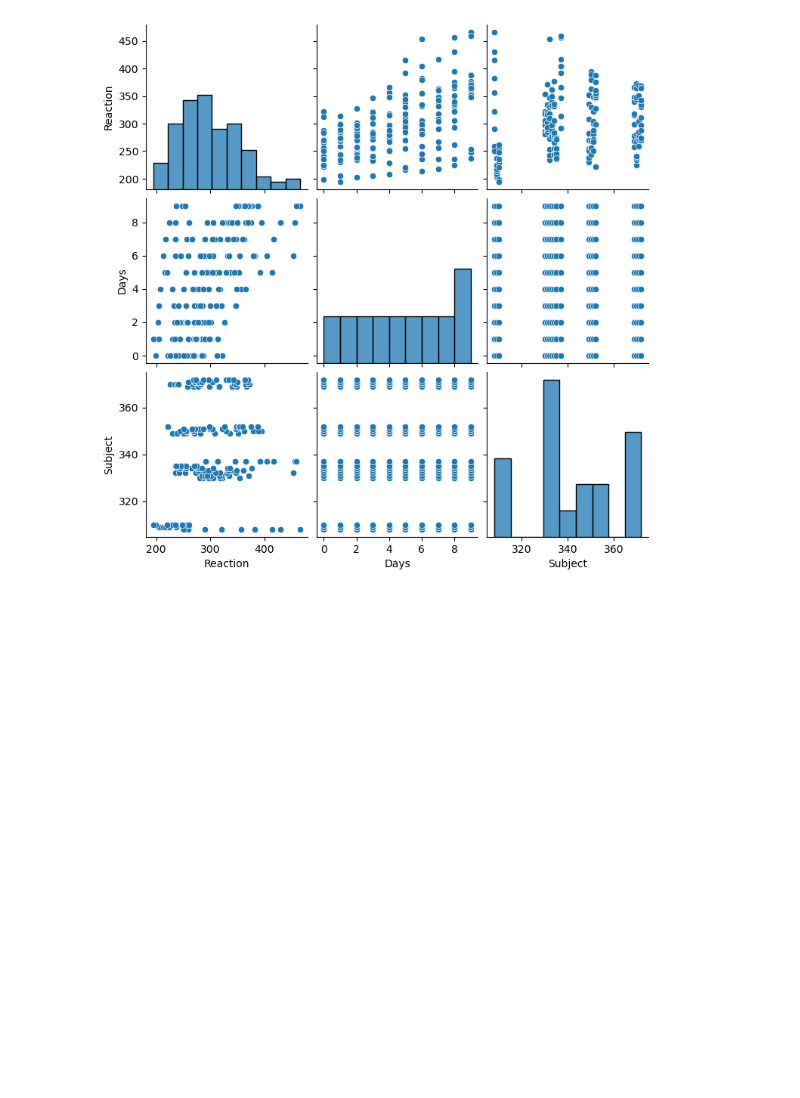
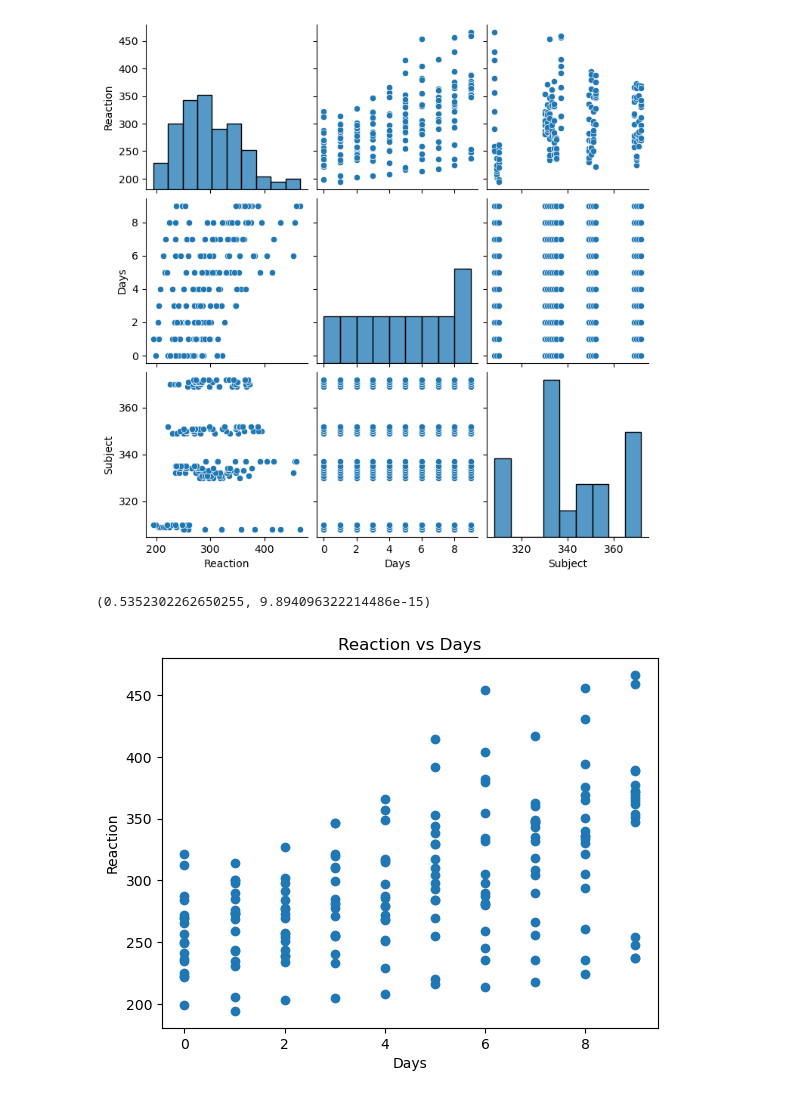
Before and after one commit to Joshua-Click/statistics-exercises, a Jupyter notebook: hypothesis_testing.ipynb, the cells around one changed output. Saved outputs shown, nothing was run; the diff lists cells and outputs as text; code cells hidden in the pictures; blank space fills up the shorter version.

```diff
--- a/hypothesis_testing.ipynb
+++ b/hypothesis_testing.ipynb
@@ -305,3 +310,6 @@ sns.pairplot(sleep_df)
 # %% [output]
 <seaborn.axisgrid.PairGrid at 0x...>
 [figure]
+# %%
+x = sleep_df.Days
+y = sleep_df.Reaction
@@ -307,0 +318,12 @@ sns.pairplot(sleep_df)
+# %%
+(r , p)
+# %% [output]
+(0.5352302262650255, 9.894096322214486e-15)
+# %%
+plt.scatter(x, y)
+plt.title('Reaction vs Days')
+plt.xlabel('Days')
+plt.ylabel('Reaction')
+plt.show()
+# %% [output]
+[figure, added]
```
Also changed, not shown: parts of 9 cells of this notebook.
